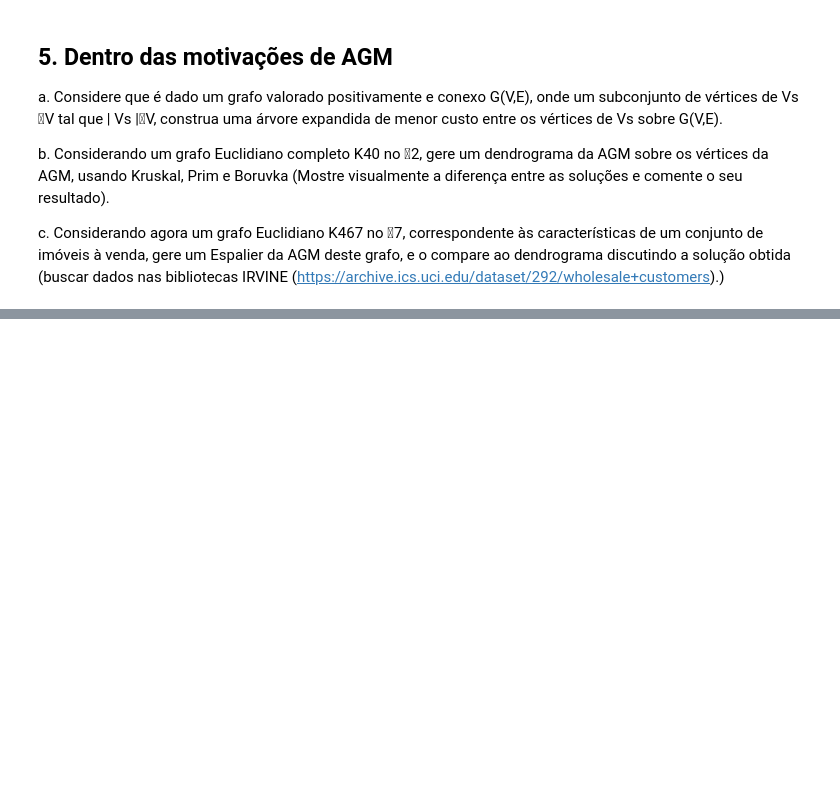
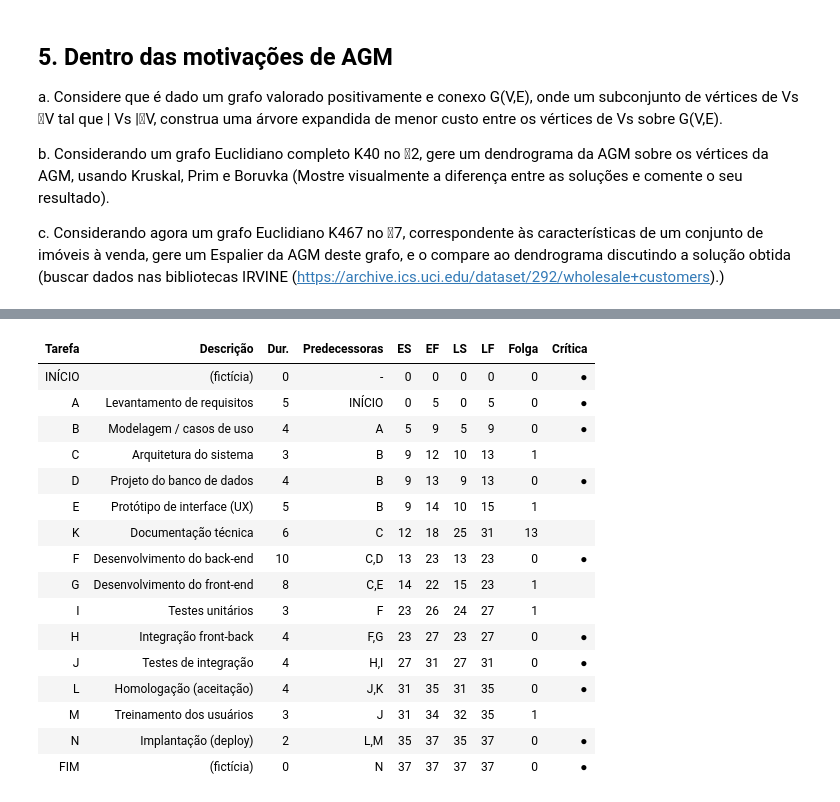
Before and after one commit to ThisIsmael/TG_AC, a Jupyter notebook: AC02.ipynb, the cells around one changed output, grey strips where cells are left out. Saved outputs shown, nothing was run; the diff lists cells and outputs as text; code cells hidden in the pictures; blank space fills up the shorter version.

```diff
--- a/AC02.ipynb
+++ b/AC02.ipynb
@@ -158,0 +990,81 @@ c. Considerando agora um grafo Euclidiano K467 no 7, correspondente às carac
+# %%
+# Projeto: desenvolvimento de um novo software  (id: (nome, duração em dias, predecessoras))
+TAREFAS = {
+    "A": ("Levantamento de requisitos",     5, []),
+    "B": ("Modelagem / casos de uso",       4, ["A"]),
+    "C": ("Arquitetura do sistema",         3, ["B"]),
+    "D": ("Projeto do banco de dados",      4, ["B"]),
+    "E": ("Protótipo de interface (UX)",    5, ["B"]),
+    "F": ("Desenvolvimento do back-end",   10, ["C", "D"]),
+    "G": ("Desenvolvimento do front-end",   8, ["C", "E"]),
+    "H": ("Integração front-back",          4, ["F", "G"]),
+    "I": ("Testes unitários",               3, ["F"]),
+    "J": ("Testes de integração",           4, ["H", "I"]),
+    "K": ("Documentação técnica",           6, ["C"]),
+    "L": ("Homologação (aceitação)",        4, ["J", "K"]),
+    "M": ("Treinamento dos usuários",       3, ["J"]),
+    "N": ("Implantação (deploy)",           2, ["L", "M"]),
+}
+
+# grafo G(V,A) com INÍCIO e FIM fictícios (duração 0)
+dur = {k: v[1] for k, v in TAREFAS.items()}; dur["INÍCIO"] = 0; dur["FIM"] = 0
+A = [(p, k) for k, (_, _, ps) in TAREFAS.items() for p in ps]
+sem_pred = [k for k, (_, _, ps) in TAREFAS.items() if not ps]
+sem_suc = [k for k in TAREFAS if all(k != p for p, _ in A)]
+A += [("INÍCIO", k) for k in sem_pred] + [(k, "FIM") for k in sem_suc]
+V = ["INÍCIO"] + list(TAREFAS) + ["FIM"]
+print(f"|V| = {len(V)}, |A| = {len(A)}")
+
+# ordem topológica (Kahn)
+grau = {v: 0 for v in V}; suc = {v: [] for v in V}; pre = {v: [] for v in V}
+for u, v in A:
+    grau[v] += 1; suc[u].append(v); pre[v].append(u)
+fila = deque([v for v in V if grau[v] == 0]); topo = []
+while fila:
+    u = fila.popleft(); topo.append(u)
+    for v in suc[u]:
+        grau[v] -= 1
+        if grau[v] == 0: fila.append(v)
+assert len(topo) == len(V), "o grafo de precedências tem ciclo!"
+
+# passada para frente (maior caminho) com predecessor crítico
+ES, EF, pred_crit = {}, {}, {}
+for v in topo:
+    if pre[v]:
+        u = max(pre[v], key=lambda x: EF[x]); ES[v] = EF[u]; pred_crit[v] = u
+    else:
+        ES[v] = 0
+    EF[v] = ES[v] + dur[v]
+T_proj = EF["FIM"]
+# passada para trás
+LF, LS = {}, {}
+for v in reversed(topo):
+    LF[v] = min((LS[w] for w in suc[v]), default=T_proj)
+    LS[v] = LF[v] - dur[v]
+
+# caminho crítico
+cam = ["FIM"]
+while cam[-1] in pred_crit: cam.append(pred_crit[cam[-1]])
+cam = cam[::-1]
+crit = {v for v in V if LS[v] - ES[v] == 0}
+
+tabela = pd.DataFrame([{"Tarefa": v, "Descrição": TAREFAS[v][0] if v in TAREFAS else "(fictícia)",
+                        "Dur.": dur[v], "Predecessoras": ",".join(p for p in pre[v]) or "-",
+                        "ES": ES[v], "EF": EF[v], "LS": LS[v], "LF": LF[v],
+                        "Folga": LS[v] - ES[v], "Crítica": "●" if v in crit else ""} for v in topo])
+display(tabela.style.hide(axis="index").apply(lambda r: ["background-color:#fde0dd" if r["Crítica"] else "" for _ in r], axis=1))
+print(f"\nMENOR TEMPO TOTAL DO PROJETO (maior caminho) = {T_proj} dias")
+print("CAMINHO CRÍTICO:", " → ".join(cam))
+print("Soma das durações no caminho crítico:", sum(dur[v] for v in cam), "dias")
+
+# conferência independente: enumeração de TODOS os caminhos INÍCIO→FIM
+def todos_caminhos(u, atual, saida):
+    if u == "FIM": saida.append(list(atual)); return
+    for v in suc[u]:
+        atual.append(v); todos_caminhos(v, atual, saida); atual.pop()
+caminhos = []; todos_caminhos("INÍCIO", ["INÍCIO"], caminhos)
+comp = sorted(((sum(dur[v] for v in c), c) for c in caminhos), reverse=True)
+assert comp[0][0] == T_proj and comp[0][1] == cam
+print(f"✔ Conferência: dos {len(caminhos)} caminhos INÍCIO→FIM, o maior tem comprimento {comp[0][0]} e é o caminho crítico acima.")
+print("  2º maior caminho:", comp[1][0], "dias ->", " → ".join(comp[1][1]))
+# %% [output]
@@ -158,0 +1072,17 @@ c. Considerando agora um grafo Euclidiano K467 no 7, correspondente às carac
+| Tarefa | Descrição | Dur. | Predecessoras | ES | EF | LS | LF | Folga | Crítica |
+| INÍCIO | (fictícia) | 0 | - | 0 | 0 | 0 | 0 | 0 | ● |
+| A | Levantamento de requisitos | 5 | INÍCIO | 0 | 5 | 0 | 5 | 0 | ● |
+| B | Modelagem / casos de uso | 4 | A | 5 | 9 | 5 | 9 | 0 | ● |
+| C | Arquitetura do sistema | 3 | B | 9 | 12 | 10 | 13 | 1 |  |
+| D | Projeto do banco de dados | 4 | B | 9 | 13 | 9 | 13 | 0 | ● |
+| E | Protótipo de interface (UX) | 5 | B | 9 | 14 | 10 | 15 | 1 |  |
+| K | Documentação técnica | 6 | C | 12 | 18 | 25 | 31 | 13 |  |
+| F | Desenvolvimento do back-end | 10 | C,D | 13 | 23 | 13 | 23 | 0 | ● |
+| G | Desenvolvimento do front-end | 8 | C,E | 14 | 22 | 15 | 23 | 1 |  |
+| I | Testes unitários | 3 | F | 23 | 26 | 24 | 27 | 1 |  |
+| H | Integração front-back | 4 | F,G | 23 | 27 | 23 | 27 | 0 | ● |
+| J | Testes de integração | 4 | H,I | 27 | 31 | 27 | 31 | 0 | ● |
+| L | Homologação (aceitação) | 4 | J,K | 31 | 35 | 31 | 35 | 0 | ● |
+| M | Treinamento dos usuários | 3 | J | 31 | 34 | 32 | 35 | 1 |  |
+| N | Implantação (deploy) | 2 | L,M | 35 | 37 | 35 | 37 | 0 | ● |
+| FIM | (fictícia) | 0 | N | 37 | 37 | 37 | 37 | 0 | ● |
```
Also changed, not shown: parts of 30 cells of this notebook.
